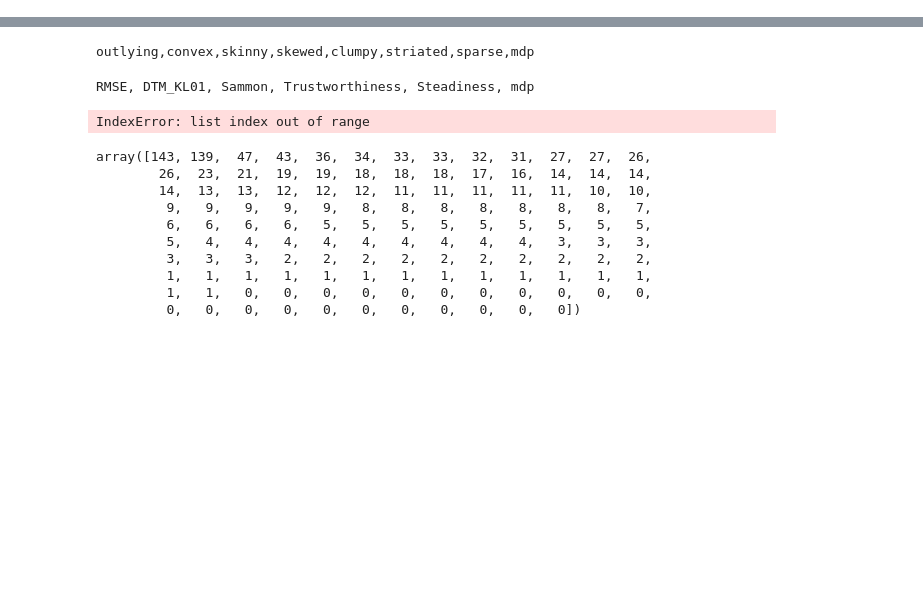
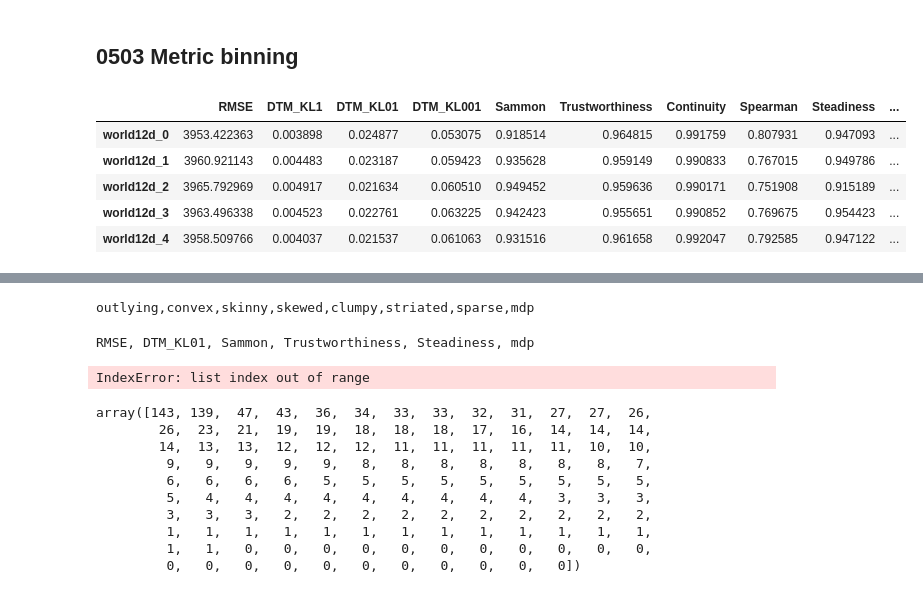
Before and after one commit to aeri206/metric_viewer, a Jupyter notebook: data/parse_metric.ipynb, the cells around one changed output, grey strips where cells are left out. Cells and saved outputs as stored; diff of their text form; code cells hidden in the pictures; blank space fills up the shorter version.

```diff
--- a/data/parse_metric.ipynb
+++ b/data/parse_metric.ipynb
@@ -29,3 +30,5 @@ datasets = [
     'heartdisease',
     'hepatitis',
     'housing', 'iris', 'mnist64', 'olive', 'weather', 'wine', 'world12d']
+# %% [markdown]
+## 0503 Metric binning
@@ -31,0 +37,10 @@ datasets = [
+# %%
+metrics = pd.read_json('./metric_all.json', orient='index')
+metrics.head()
+# %% [output]
+|  | RMSE | DTM_KL1 | DTM_KL01 | DTM_KL001 | Sammon | Trustworthiness | Continuity | Spearman | Steadiness | ... |
+| world12d_0 | 3953.422363 | 0.003898 | 0.024877 | 0.053075 | 0.918514 | 0.964815 | 0.991759 | 0.807931 | 0.947093 | ... |
+| world12d_1 | 3960.921143 | 0.004483 | 0.023187 | 0.059423 | 0.935628 | 0.959149 | 0.990833 | 0.767015 | 0.949786 | ... |
+| world12d_2 | 3965.792969 | 0.004917 | 0.021634 | 0.060510 | 0.949452 | 0.959636 | 0.990171 | 0.751908 | 0.915189 | ... |
+| world12d_3 | 3963.496338 | 0.004523 | 0.022761 | 0.063225 | 0.942423 | 0.955651 | 0.990852 | 0.769675 | 0.954423 | ... |
+| world12d_4 | 3958.509766 | 0.004037 | 0.021537 | 0.061063 | 0.931516 | 0.961658 | 0.992047 | 0.792585 | 0.947122 | ... |
```
Also changed, not shown: parts of 24 cells of this notebook, 14 other files.
